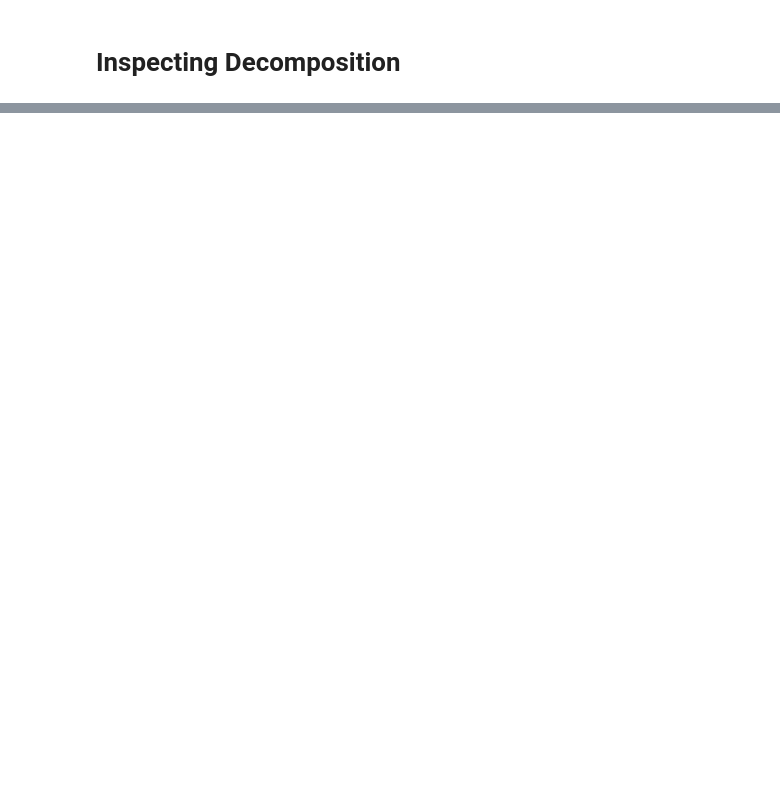
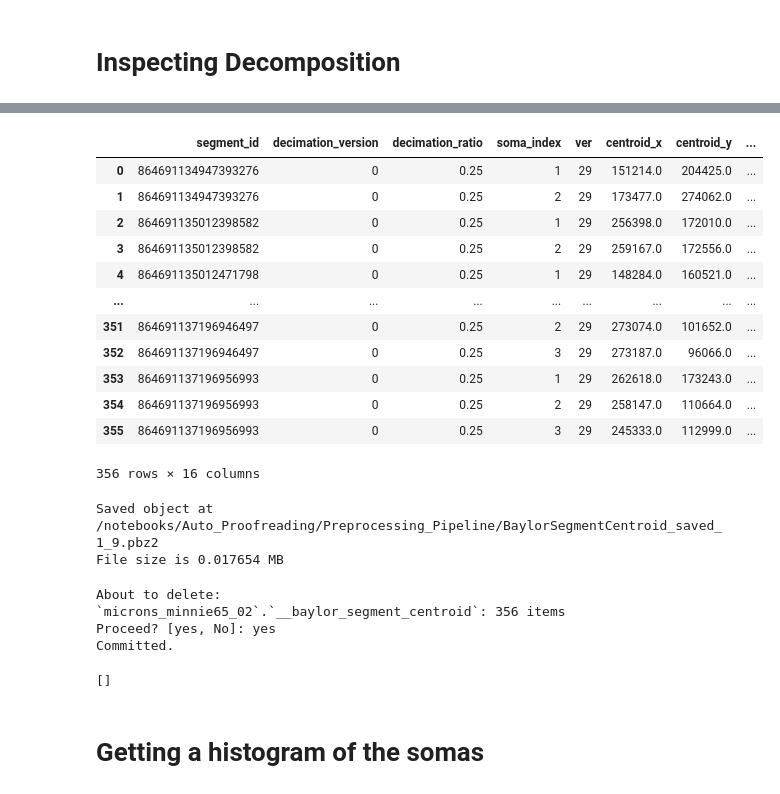
Before and after one commit to celiibrendan/neuron_mesh_tools, a Jupyter notebook: Auto_Proofreading/Preprocessing_Pipeline/Inspecting_Proofreading_Pipeline.ipynb, the cells around one changed output, grey strips where cells are left out. Saved outputs shown, nothing was run; the diff lists cells and outputs as text; code cells hidden in the pictures; blank space fills up the shorter version.

```diff
--- a/Auto_Proofreading/Preprocessing_Pipeline/Inspecting_Proofreading_Pipeline.ipynb
+++ b/Auto_Proofreading/Preprocessing_Pipeline/Inspecting_Proofreading_Pipeline.ipynb
@@ -270,0 +271,36 @@ print((curr_table & "key_hash='1c7677a63d052676dc2a5d0e819b9425'").fetch1("key")
+# %%
+soma_saved_data = minnie.BaylorSegmentCentroid.proj(*col_to_keep_soma).fetch(as_dict=True)
+new_data_frame_soma = pd.DataFrame.from_dict(soma_saved_data)
+new_data_frame_soma
+# %% [output]
+|  | segment_id | decimation_version | decimation_ratio | soma_index | ver | centroid_x | centroid_y | ... |
+| 0 | 864691134947393276 | 0 | 0.25 | 1 | 29 | 151214.0 | 204425.0 | ... |
+| 1 | 864691134947393276 | 0 | 0.25 | 2 | 29 | 173477.0 | 274062.0 | ... |
+| 2 | 864691135012398582 | 0 | 0.25 | 1 | 29 | 256398.0 | 172010.0 | ... |
+| 3 | 864691135012398582 | 0 | 0.25 | 2 | 29 | 259167.0 | 172556.0 | ... |
+| 4 | 864691135012471798 | 0 | 0.25 | 1 | 29 | 148284.0 | 160521.0 | ... |
+| ... | ... | ... | ... | ... | ... | ... | ... | ... |
+| 351 | 864691137196946497 | 0 | 0.25 | 2 | 29 | 273074.0 | 101652.0 | ... |
+| 352 | 864691137196946497 | 0 | 0.25 | 3 | 29 | 273187.0 | 96066.0 | ... |
+| 353 | 864691137196956993 | 0 | 0.25 | 1 | 29 | 262618.0 | 173243.0 | ... |
+| 354 | 864691137196956993 | 0 | 0.25 | 2 | 29 | 258147.0 | 110664.0 | ... |
+| 355 | 864691137196956993 | 0 | 0.25 | 3 | 29 | 245333.0 | 112999.0 | ... |
+356 rows × 16 columns
+# %%
+su.compressed_pickle(new_data_frame_soma,"BaylorSegmentCentroid_saved_1_9")
+# %% [output]
+Saved object at /notebooks/Auto_Proofreading/Preprocessing_Pipeline/BaylorSegmentCentroid_saved_1_9.pbz2
+File size is 0.017654 MB
+# %%
+minnie.BaylorSegmentCentroid().delete()
+# %% [output]
+About to delete:
+`microns_minnie65_02`.`__baylor_segment_centroid`: 356 items
+Proceed? [yes, No]: yes
+Committed.
+# %%
+schema.external['somas'].delete(delete_external_files=True)
+# %% [output]
+[]
+# %% [markdown]
+# Getting a histogram of the somas
```
Also changed, not shown: parts of 54 cells of this notebook, 13 other files.
